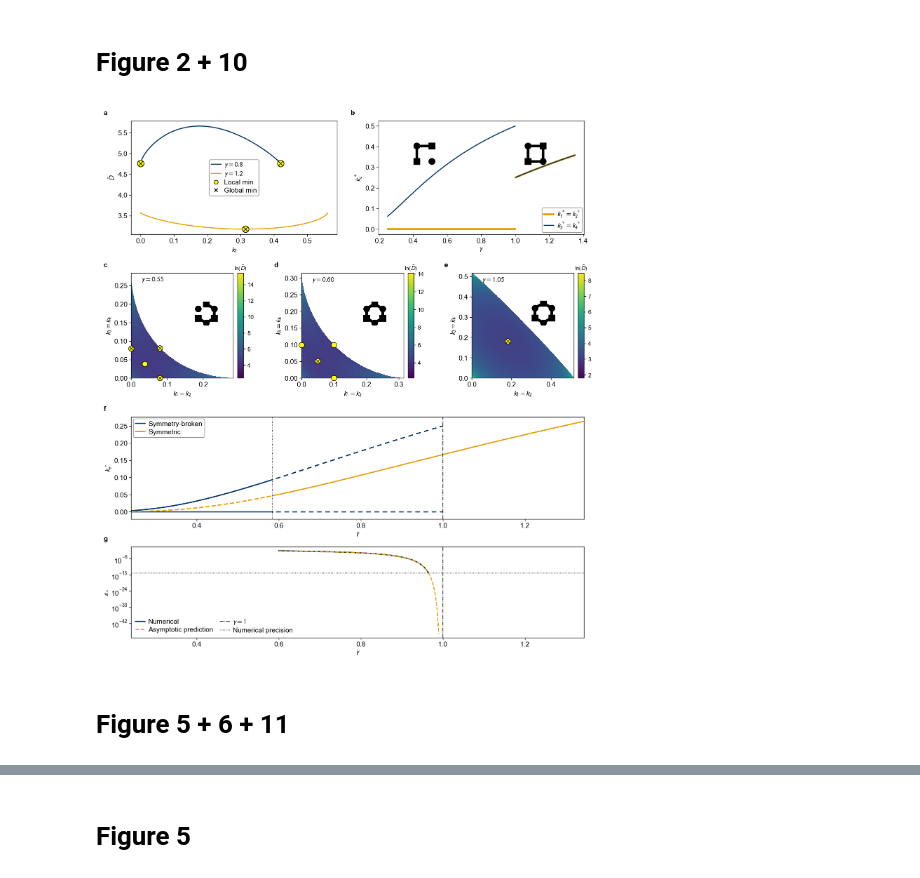
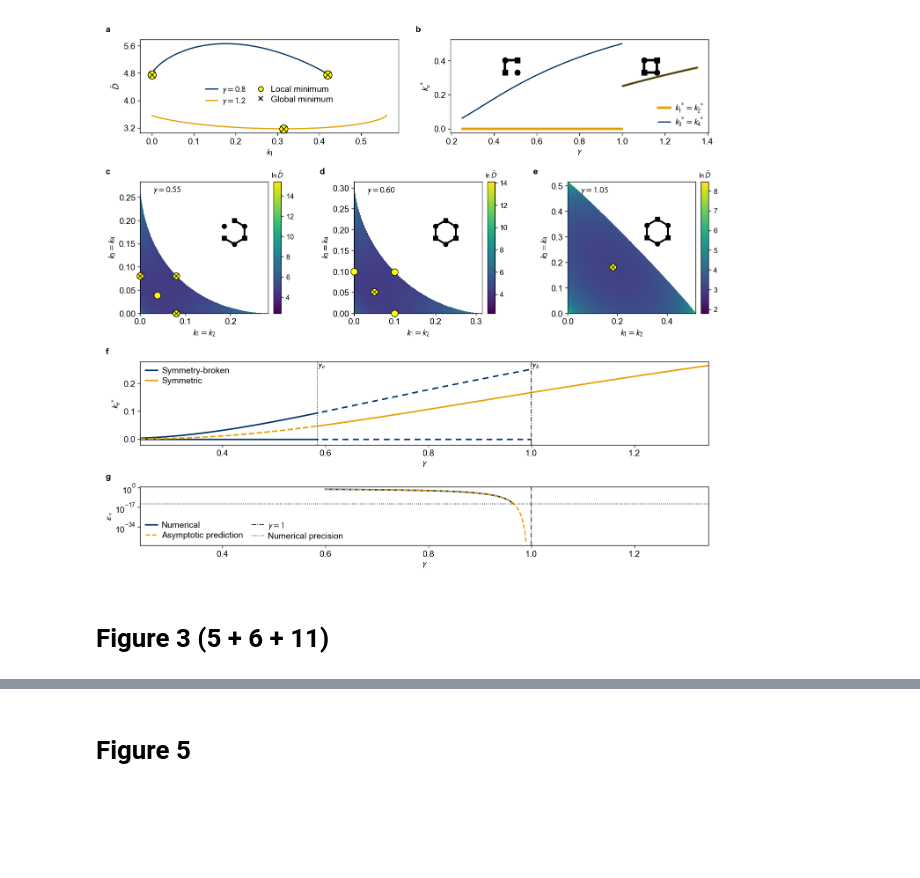
Before and after one commit to ibfzj/optimal-networks, a Jupyter notebook: rings.ipynb, the cells around one changed output, grey strips where cells are left out. Saved outputs shown, nothing was run; the diff lists cells and outputs as text; code cells hidden in the pictures; blank space fills up the shorter version.

Commit message:
Figure 2 fix

```diff
--- a/rings.ipynb
+++ b/rings.ipynb
@@ -173,13 +39,12 @@ plt.show()
-# %% [markdown]
-# Figure 2 + 10
 # %%
+
 # Define plot characteristics
 
 figstyle.apply()
 
 legend_elements = [
-    Line2D([0], [0], marker='o', linestyle='None', markerfacecolor='yellow', markeredgecolor='black', markeredgewidth=0.6, markersize=4.0, label='Local min'),
-    Line2D([0], [0], marker='x', linestyle='None', color='black', markeredgewidth=0.8, markersize=3.4, label='Global min')
+    Line2D([0], [0], marker='o', linestyle='None', markerfacecolor='yellow', markeredgecolor='black', markeredgewidth=0.6, markersize=4.0, label='Local minimum'),
+    Line2D([0], [0], marker='x', linestyle='None', color='black', markeredgewidth=0.8, markersize=3.4, label='Global minimum')
 ]
 
 # Define system parameters
@@ -199,14 +64,16 @@ minima_grid = 260
 
 
 
-width, height = 179.0, 200.0
+width, height = 179.0, 160.0
 left, right = 12.0, 3.0
 avail = width - left - right
 
-row1_bottom, row1_height = 155.0, 41.0
-row2_bottom, row2_height = 103.0, 38.0
-row3_bottom, row3_height = 52.0, 37.0
-row4_bottom, row4_height = 9.0, 33.0
+
+row1_bottom, row1_height = 128.0, 27.0  # a, b
+row2_bottom, row2_height =  76.0, 38.0  # c-e
+row3_bottom, row3_height =  38.0, 24.0  # f
+row4_bottom, row4_height =   9.0, 17.0  # g
+
 
 row1_gap = 15.0
 row1_w = (avail - row1_gap) / 2.0
@@ -228,9 +95,14 @@ fig = plt.figure(figsize=figstyle.mm(width, height))
 ax_a = fig.add_axes(rect(left, row1_bottom, row1_w, row1_height))
 
 plot_dissipation_N2(gammas_ab, mu=mu, beta=beta, kappa=kappa, ax=ax_a, legend_elements=legend_elements,
-                    lw=1.0, s_circle=45, s_cross=26, marker_lw=0.6, legend_loc="center")
+                    lw=1.0, s_circle=45, s_cross=26, marker_lw=0.6, legend_loc="center", legend_ncol=2)
+
+ax_a.yaxis.set_major_locator(MaxNLocator(nbins=4))
+ax_a.get_legend().set_bbox_to_anchor((0.5, 0.40), transform=ax_a.transAxes)
+
 
 # Subplot (b)
+
 
 ax_b = fig.add_axes(rect(left + row1_w + row1_gap, row1_bottom, row1_w, row1_height))
 
@@ -261,9 +133,10 @@ pos_square_4 = {
     3: (0, -0.15),
 }
 
+# panel b insets
+draw_weighted_network_on_ax(G_left,  ax_inset1, pos_square_4, color="black", node_size=20, lw_scale=0.22)
+draw_weighted_network_on_ax(G_right, ax_inset2, pos_square_4, color="black", node_size=20, lw_scale=0.22)
 
-draw_weighted_network_on_ax(G_left, ax_inset1, pos_square_4, color="black", node_size=42, lw_scale=0.295)
-draw_weighted_network_on_ax(G_right, ax_inset2, pos_square_4, color="black", node_size=42, lw_scale=0.295)
 
 
 # Subplots (c), (d) and (e)
@@ -276,7 +149,7 @@ for i, gamma in enumerate(gammas_cde):
     plot_Figure3(gamma, mu=mu, beta=beta, kappa=kappa, grid=grid, minima_grid=minima_grid,
                  ax=ax, cax=cax, label_above=True, cbar_labelsize=6.0,
                  s_circle=30, s_cross=17, marker_lw=0.5, gamma_label_xy=(0.10, 0.97))
-    add_insets_to_Figure3(ax, gamma, kappa=kappa, node_size=40, lw_scale=0.472)
+    add_insets_to_Figure3(ax, gamma, kappa=kappa, node_size=14, lw_scale=0.24)
 
 
 # Subplot (f)
@@ -289,6 +162,11 @@ gamma_min, gamma_max = stretched_xlim(GAMMA_C_N3, GAMMA_B_N3, (gap1 - left) / av
 
 plot_Figure4(ax=ax_f, kappa=kappa, gamma_min=gamma_min, gamma_max=gamma_max,
              lw=1.2, guide_lw=0.6, legend_fontsize=figstyle.FONT_LEGEND, legend_loc="upper left")
+
+ylo, yhi = ax_f.get_ylim()
+ax_f.text(GAMMA_C_N3, yhi, r"$\gamma_c$", ha="left", va="top", fontsize=7.0)
+ax_f.text(GAMMA_B_N3, yhi, r"$\gamma_b$", ha="left", va="top", fontsize=7.0)
+
 
 # Subplot (g)
 
@@ -303,36 +181,36 @@ gamma_numerical, eps_numerical, gamma_asymptotic, eps_asymptotic = get_Figure10_
 
 ax_g.plot(gamma_numerical, eps_numerical, lw=1.2, color="#003366", label="Numerical")
 ax_g.plot(gamma_asymptotic, eps_asymptotic, ls="--", lw=1.0, color="#E69F00", label="Asymptotic prediction")
 ax_g.axvline(1.0, ls="dashdot", color="k", lw=0.6, label=r"$\gamma=1$")
 ax_g.axhline(numerical_precision, ls=":", color="k", lw=0.6, label="Numerical precision")
 ax_g.set_yscale("log")
 ax_g.set_xlabel(r"$\gamma$")
 ax_g.set_ylabel(r"$\varepsilon_\ast$")
 ax_g.set_xlim(gamma_min, gamma_max)      # share panel f's gamma axis
 ax_g.legend(frameon=False, loc="lower left", ncol=2)
 
 
 # Panel labels, bare bold lowercase
 
 panels = [("a", left, row1_bottom + row1_height),
           ("b", left + row1_w + row1_gap, row1_bottom + row1_height),
           ("c", left, row2_bottom + row2_height),
           ("d", left + block_w + row2_gap, row2_bottom + row2_height),
           ("e", left + 2 * (block_w + row2_gap), row2_bottom + row2_height),
           ("f", left, row3_bottom + row3_height),
           ("g", left, row4_bottom + row4_height)]
 
 for letter, x, y in panels:
     figstyle.panel_label(fig, letter, (x - 10.0) / width, (y + 4.0) / height)
 
 # bbox_inches="tight" is deliberately not used
 
 #fig.savefig("Figure2.pdf", format="pdf")
 plt.show()
 # %% [output]
-[figure, old version]
+[figure, new version]
 # %% [markdown]
-# Figure 5 + 6 + 11
+# Figure 3 (5 + 6 + 11)
 # %%
 
 # Define plot characteristics
```
Also changed, not shown: parts of 5 cells of this notebook, 2 other files.
